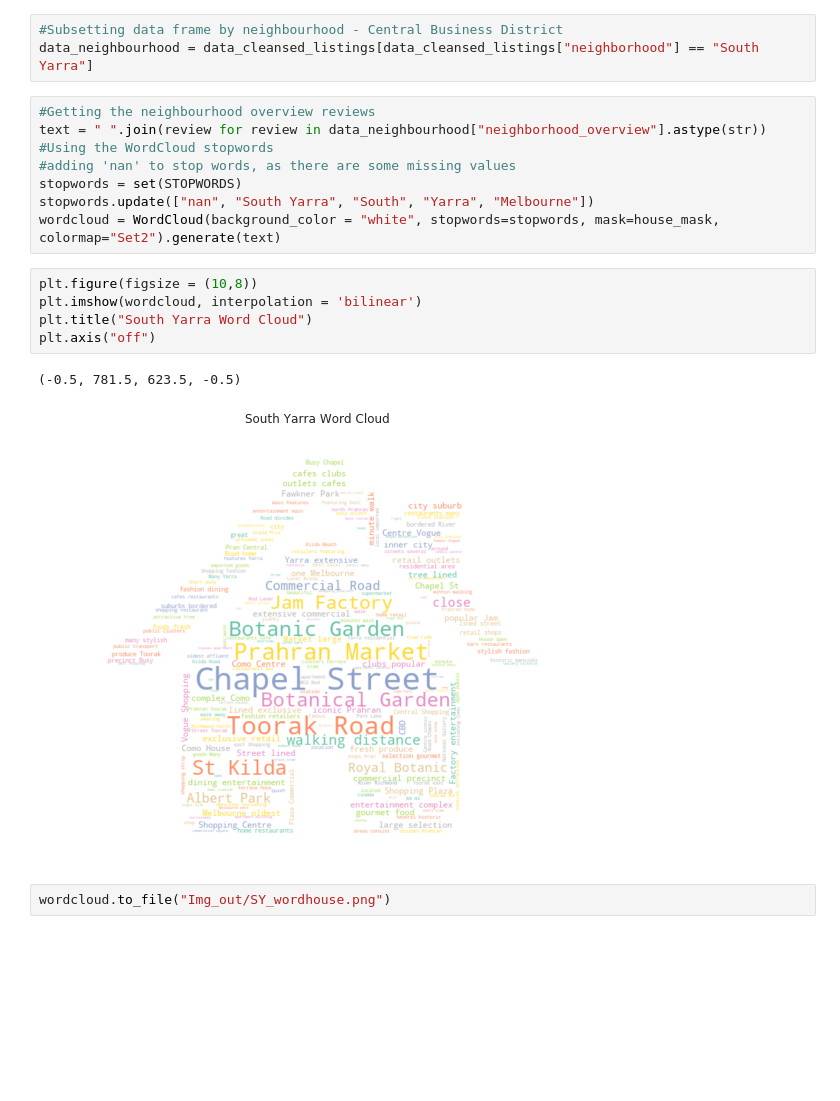
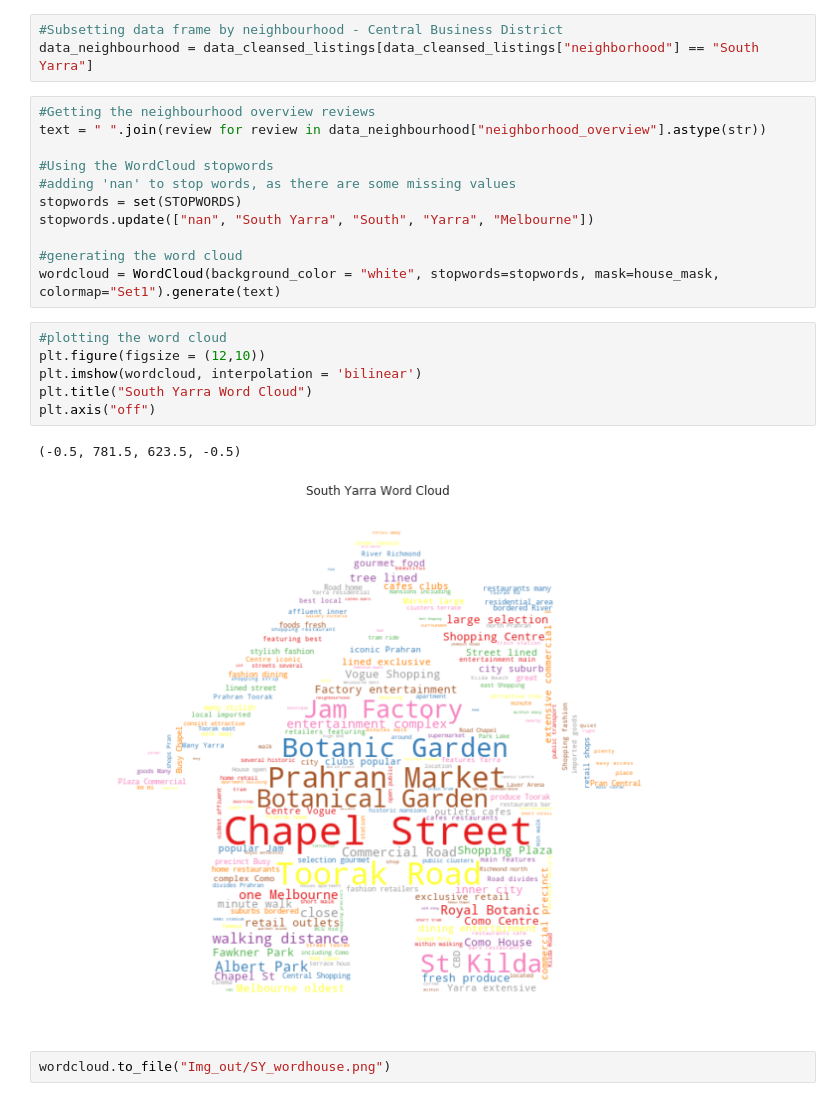
Before and after one commit to Maygrave/Melbourne-Airbnb-Listings, a Jupyter notebook: Melbourne-A_Deeper_Look.ipynb, the cells around one changed output. Saved outputs shown, nothing was run; the diff lists cells and outputs as text; blank space fills up the shorter version.

```diff
--- a/Melbourne-A_Deeper_Look.ipynb
+++ b/Melbourne-A_Deeper_Look.ipynb
@@ -139,19 +156,23 @@ data_neighbourhood = data_cleansed_listings[data_cleansed_listings["neighborhood
 # %%
 #Getting the neighbourhood overview reviews
 text = " ".join(review for review in data_neighbourhood["neighborhood_overview"].astype(str))
+
 #Using the WordCloud stopwords
 #adding 'nan' to stop words, as there are some missing values
 stopwords = set(STOPWORDS)
 stopwords.update(["nan", "South Yarra", "South", "Yarra", "Melbourne"])
-wordcloud = WordCloud(background_color = "white", stopwords=stopwords, mask=house_mask, colormap="Set2").generate(text)
+
+#generating the word cloud
+wordcloud = WordCloud(background_color = "white", stopwords=stopwords, mask=house_mask, colormap="Set1").generate(text)
 # %%
-plt.figure(figsize = (10,8))
+#plotting the word cloud
+plt.figure(figsize = (12,10))
 plt.imshow(wordcloud, interpolation = 'bilinear')
 plt.title("South Yarra Word Cloud")
 plt.axis("off")
 # %% [output]
 (-0.5, 781.5, 623.5, -0.5)
-[figure, old version]
+[figure, new version]
 # %%
 wordcloud.to_file("Img_out/SY_wordhouse.png")
 # %% [output]
```
Also changed, not shown: parts of 17 cells of this notebook, 1 other file.
